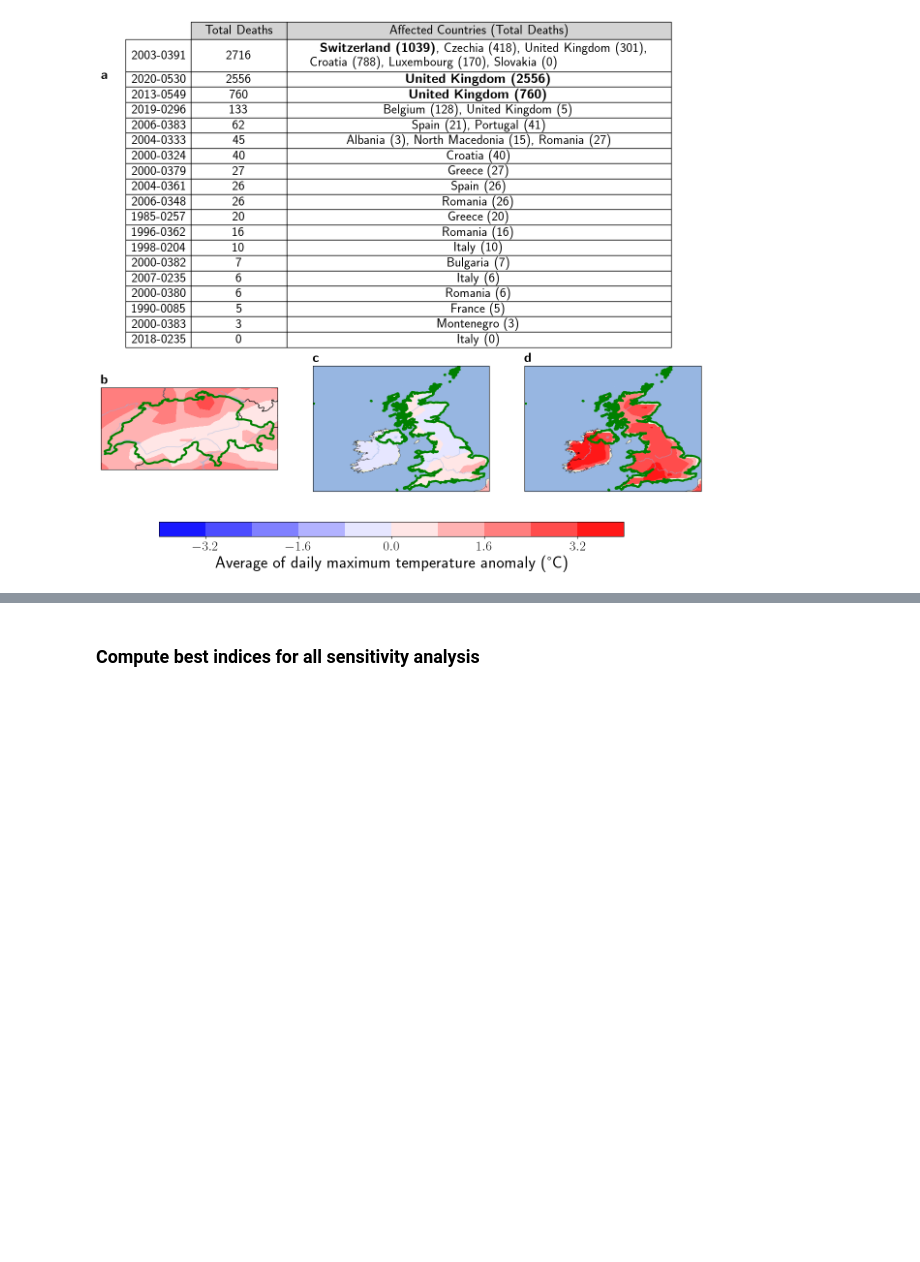
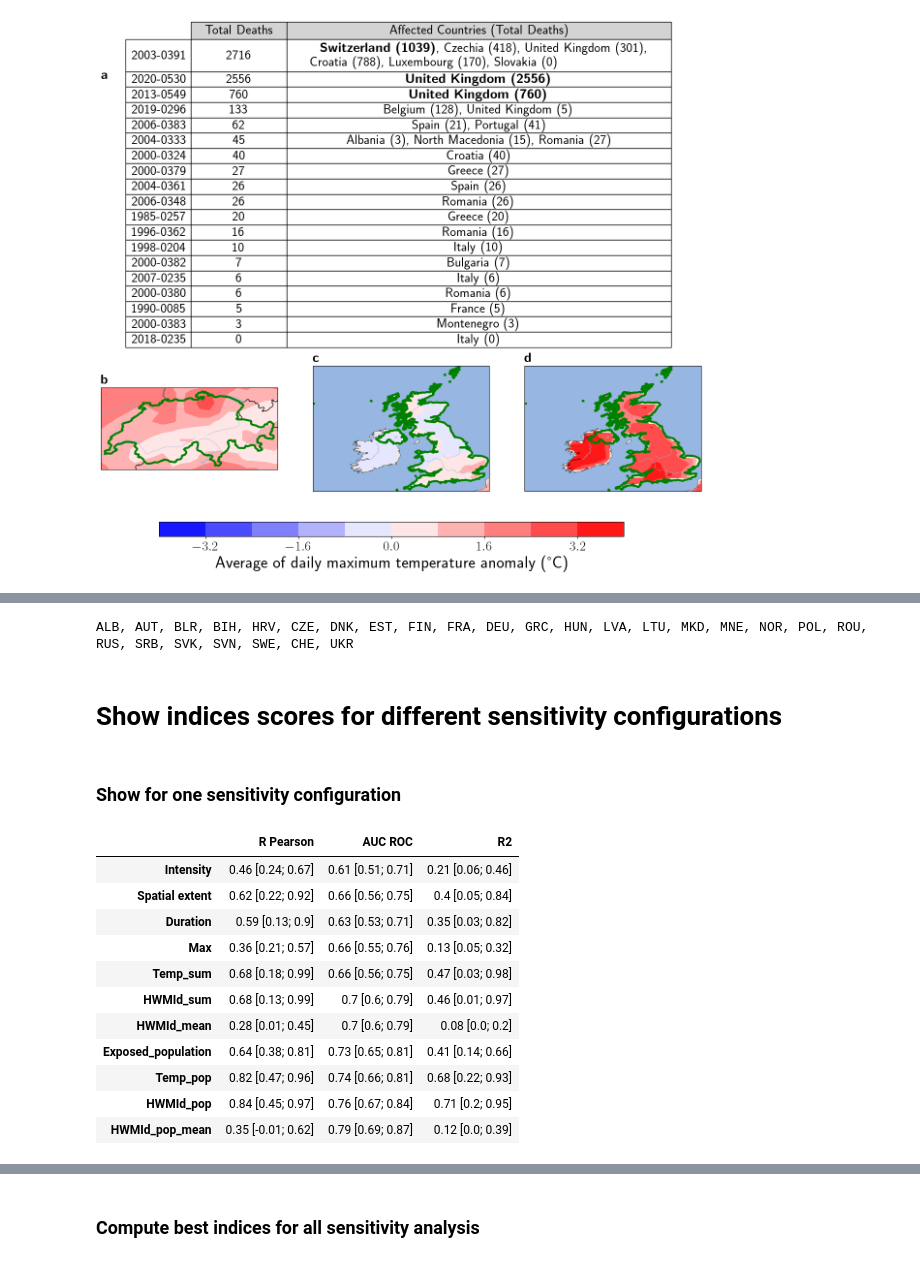
Before and after one commit to loumdt/extreme_htws_cc3d, a Jupyter notebook: Code/undetected_and_trends.ipynb, the cells around one changed output, grey strips where cells are left out. Cells and saved outputs as stored; diff of their text form; code cells hidden in the pictures; blank space fills up the shorter version.

Commit message:
clean notebook and fix bugs

```diff
--- a/Code/undetected_and_trends.ipynb
+++ b/Code/undetected_and_trends.ipynb
@@ -425,0 +268,38 @@ df_stats_trends
+# %%
+# Choose correct row index
+country_list = df_events.loc[369,'Affected countries >10%'][1:].split(",")
+
+alpha_3_list = ''
+for country in country_list:
+    # Correct country name if necessary
+    if country in country_dict_list.keys():
+        country = country_dict_list[country]
+    # Get alpha-3 code
+    alpha_3_list += f"{pycountry.countries.get(name=country).alpha_3}, "
+print(alpha_3_list[:-2])
+# %% [output]
+ALB, AUT, BLR, BIH, HRV, CZE, DNK, EST, FIN, FRA, DEU, GRC, HUN, LVA, LTU, MKD, MNE, NOR, POL, ROU, RUS, SRB, SVK, SVN, SWE, CHE, UKR
+# %% [markdown]
+# Show indices scores for different sensitivity configurations
+# %% [markdown]
+### Show for one sensitivity configuration
+# %%
+df_scores = pd.read_csv(join(write_directory,"df_scores.csv"),index_col=0,header=0)
+# %%
+df_scores = df_scores[['R Pearson','AUC ROC','R2']].map(lambda x: f"{round((eval(x)['median']),2)} [{round((eval(x)['q5']),2)}; {round((eval(x)['q95']),2)}]",na_action='ignore')
+df_scores.to_csv(join(write_directory,"df_scores_clean.csv"))
+# %%
+df_scores
+# %% [output]
+|  | R Pearson | AUC ROC | R2 |
+| Intensity | 0.46 [0.24; 0.67] | 0.61 [0.51; 0.71] | 0.21 [0.06; 0.46] |
+| Spatial extent | 0.62 [0.22; 0.92] | 0.66 [0.56; 0.75] | 0.4 [0.05; 0.84] |
+| Duration | 0.59 [0.13; 0.9] | 0.63 [0.53; 0.71] | 0.35 [0.03; 0.82] |
+| Max | 0.36 [0.21; 0.57] | 0.66 [0.55; 0.76] | 0.13 [0.05; 0.32] |
+| Temp_sum | 0.68 [0.18; 0.99] | 0.66 [0.56; 0.75] | 0.47 [0.03; 0.98] |
+| HWMId_sum | 0.68 [0.13; 0.99] | 0.7 [0.6; 0.79] | 0.46 [0.01; 0.97] |
+| HWMId_mean | 0.28 [0.01; 0.45] | 0.7 [0.6; 0.79] | 0.08 [0.0; 0.2] |
+| Exposed_population | 0.64 [0.38; 0.81] | 0.73 [0.65; 0.81] | 0.41 [0.14; 0.66] |
+| Temp_pop | 0.82 [0.47; 0.96] | 0.74 [0.66; 0.81] | 0.68 [0.22; 0.93] |
+| HWMId_pop | 0.84 [0.45; 0.97] | 0.76 [0.67; 0.84] | 0.71 [0.2; 0.95] |
+| HWMId_pop_mean | 0.35 [-0.01; 0.62] | 0.79 [0.69; 0.87] | 0.12 [0.0; 0.39] |
```
Also changed, not shown: parts of 28 cells of this notebook.
